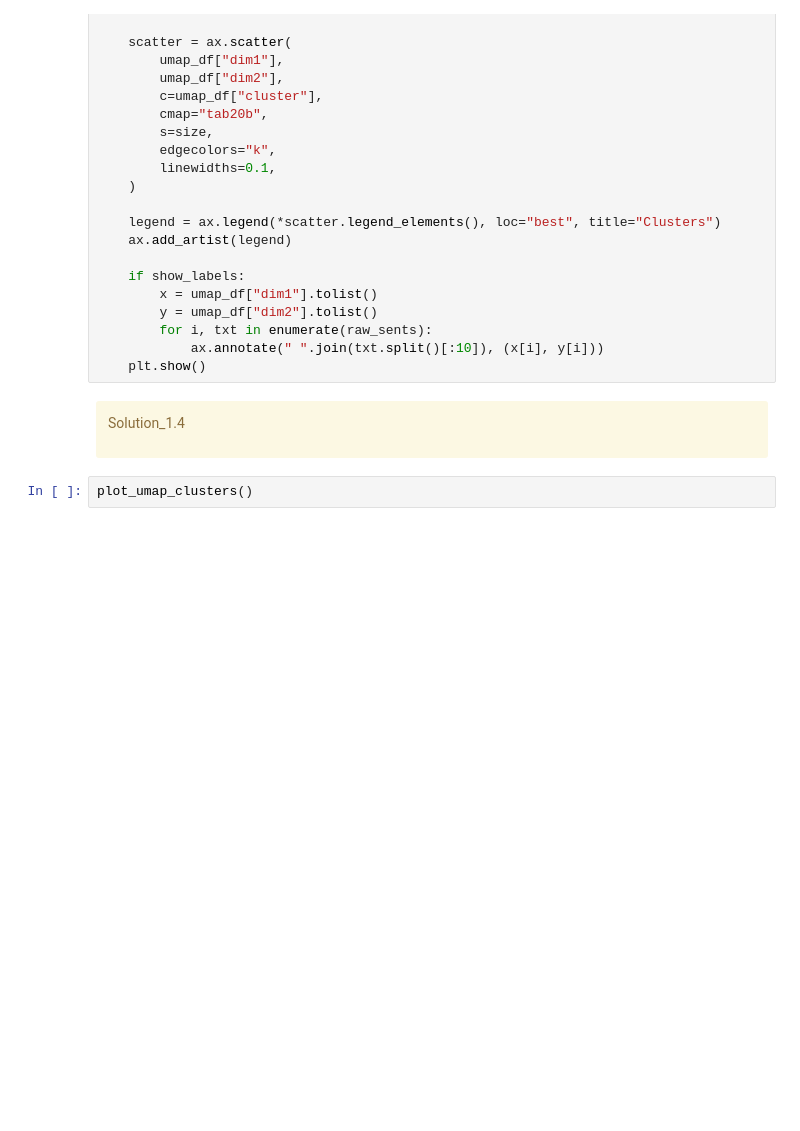
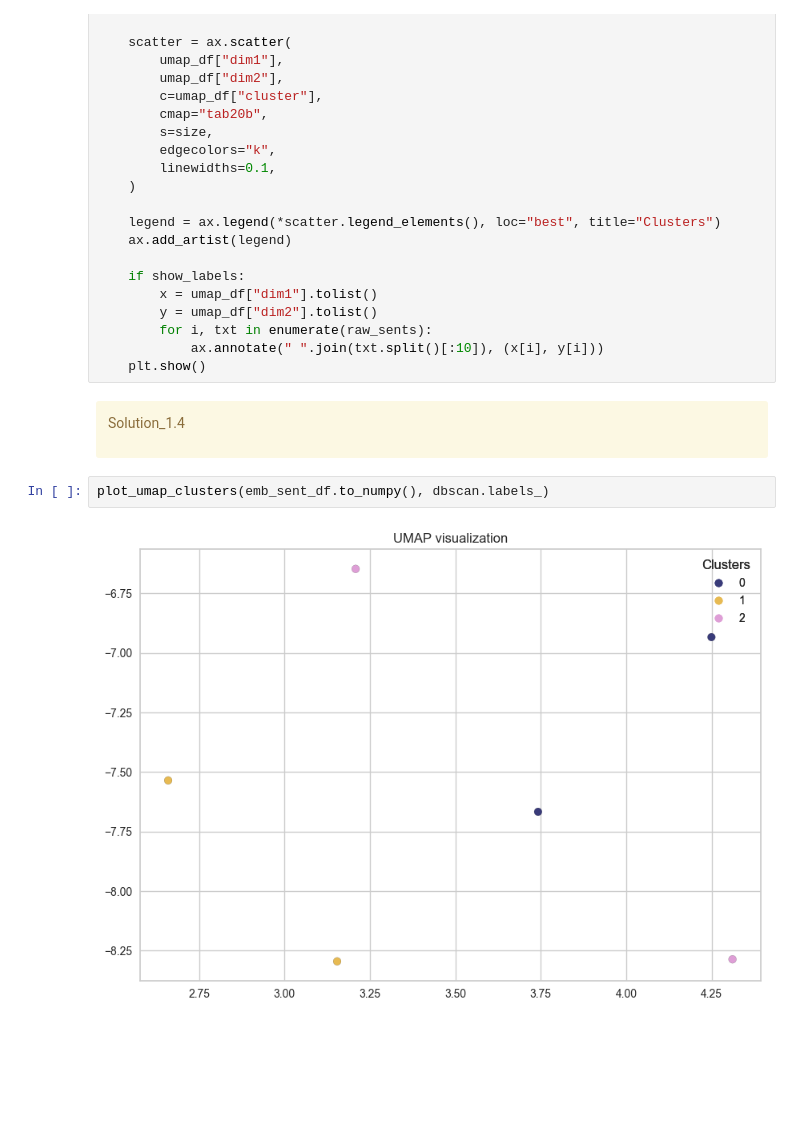
Before and after one commit to ricd99/cpsc330-2022W1, a Jupyter notebook: hw/hw6/hw6.ipynb, the cells around one changed output. Cells and saved outputs as stored; diff of their text form; blank space fills up the shorter version.

```diff
--- a/hw/hw6/hw6.ipynb
+++ b/hw/hw6/hw6.ipynb
@@ -454,8 +462,10 @@ def plot_umap_clusters(
 Solution_1.4
 
 </div>
-# %%
-plot_umap_clusters()
+# %%
+plot_umap_clusters(emb_sent_df.to_numpy(), dbscan.labels_)
+# %% [output]
+[figure, added]
 # %% [markdown]
 <!-- END QUESTION -->
 
```
Also changed, not shown: parts of 24 cells of this notebook.
